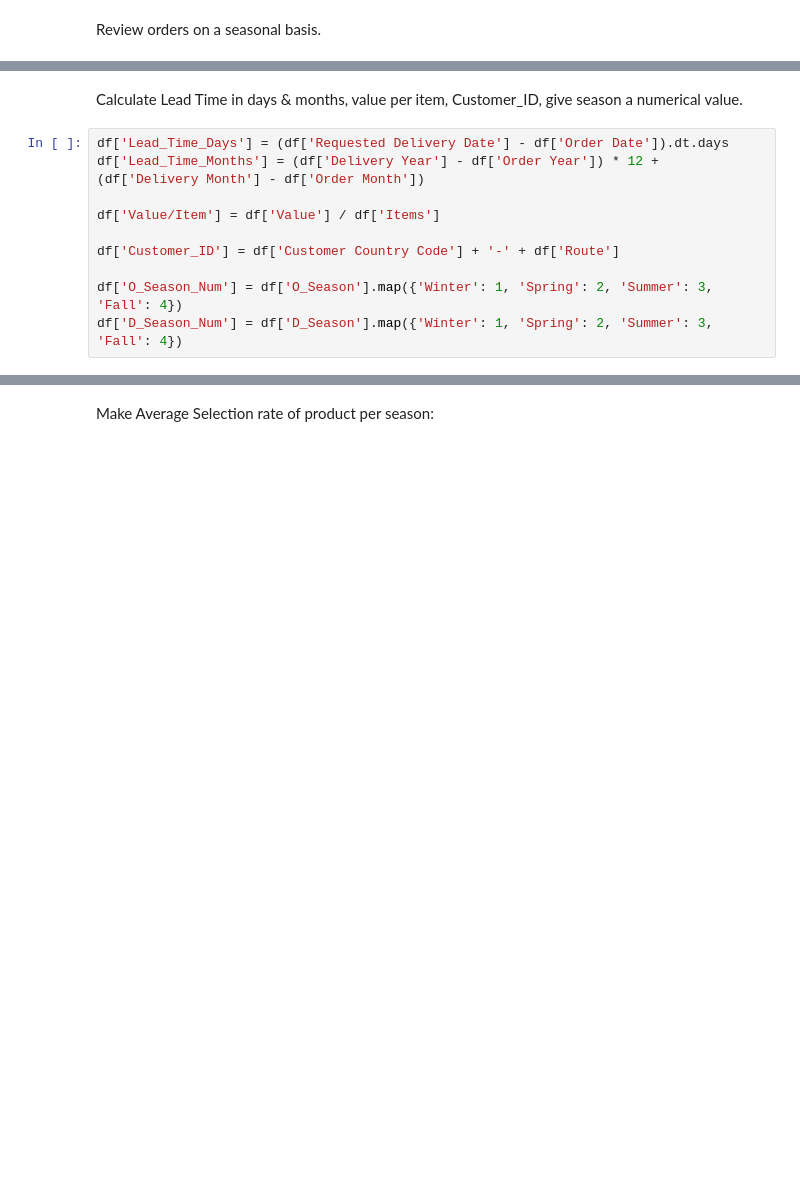
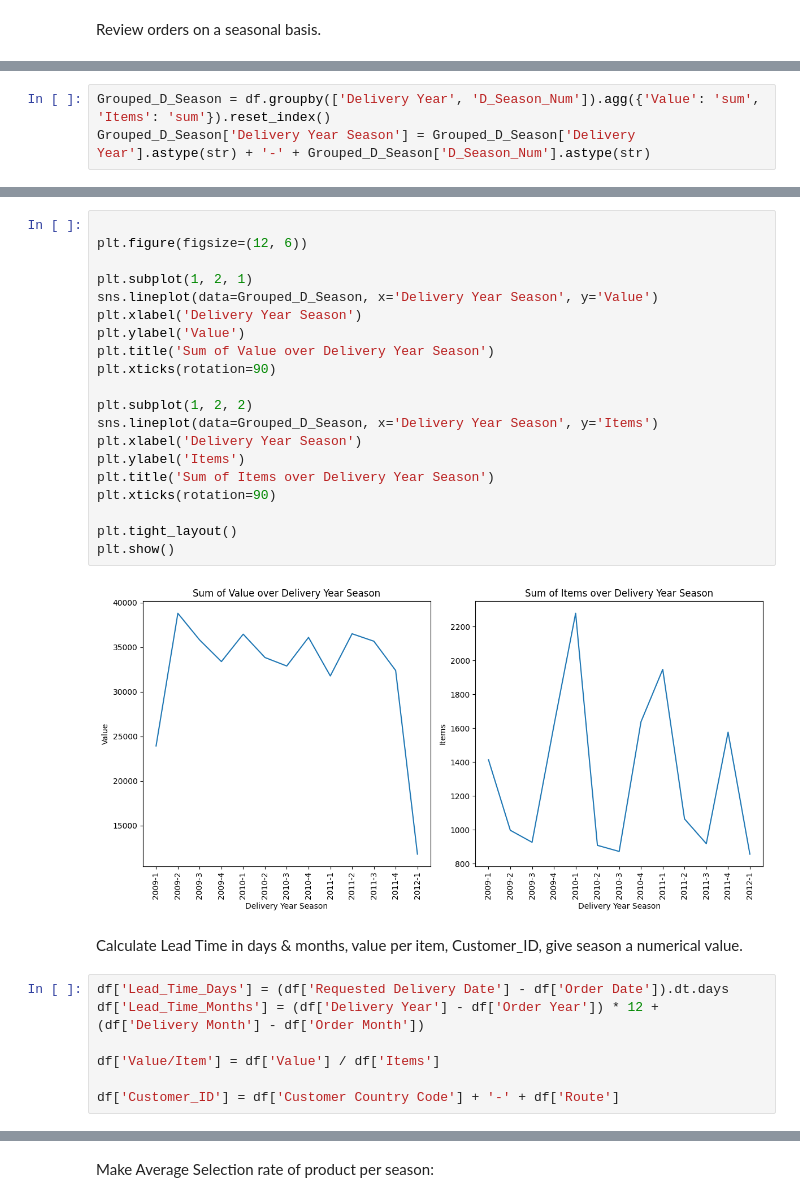
Before and after one commit to mredshaw/PredictiveModelling, a Jupyter notebook: Hackathon_Practice_V8.ipynb, the cells around one changed output, grey strips where cells are left out. Drawn from its saved outputs; the diff is of its cells as text; blank space fills up the shorter version.

```diff
--- a/Hackathon_Practice_V8.ipynb
+++ b/Hackathon_Practice_V8.ipynb
@@ -65,0 +128,3 @@ year_season_orders = year_season_orders.sort_values('Year-Season')
+# %%
+Grouped_D_Season = df.groupby(['Delivery Year', 'D_Season_Num']).agg({'Value': 'sum', 'Items': 'sum'}).reset_index()
+Grouped_D_Season['Delivery Year Season'] = Grouped_D_Season['Delivery Year'].astype(str) + '-' + Grouped_D_Season['D_Season_Num'].astype(str)
@@ -66,3 +140,25 @@ year_season_orders = year_season_orders.sort_values('Year-Season')
+# %%
+
+plt.figure(figsize=(12, 6))
+
+plt.subplot(1, 2, 1)
+sns.lineplot(data=Grouped_D_Season, x='Delivery Year Season', y='Value')
+plt.xlabel('Delivery Year Season')
+plt.ylabel('Value')
+plt.title('Sum of Value over Delivery Year Season')
+plt.xticks(rotation=90)
+
+plt.subplot(1, 2, 2)
+sns.lineplot(data=Grouped_D_Season, x='Delivery Year Season', y='Items')
+plt.xlabel('Delivery Year Season')
+plt.ylabel('Items')
+plt.title('Sum of Items over Delivery Year Season')
+plt.xticks(rotation=90)
+
+plt.tight_layout()
+plt.show()
+# %% [output]
+[figure, added]
 # %% [markdown]
 Calculate Lead Time in days & months, value per item, Customer_ID, give season a numerical value.
 # %%
@@ -72,7 +168,4 @@ df['Lead_Time_Months'] = (df['Delivery Year'] - df['Order Year']) * 12 + (df['De
 df['Value/Item'] = df['Value'] / df['Items']
 
 df['Customer_ID'] = df['Customer Country Code'] + '-' + df['Route']
-
-df['O_Season_Num'] = df['O_Season'].map({'Winter': 1, 'Spring': 2, 'Summer': 3, 'Fall': 4})
-df['D_Season_Num'] = df['D_Season'].map({'Winter': 1, 'Spring': 2, 'Summer': 3, 'Fall': 4})
 # %%
```
Also changed, not shown: parts of 16 cells of this notebook.
